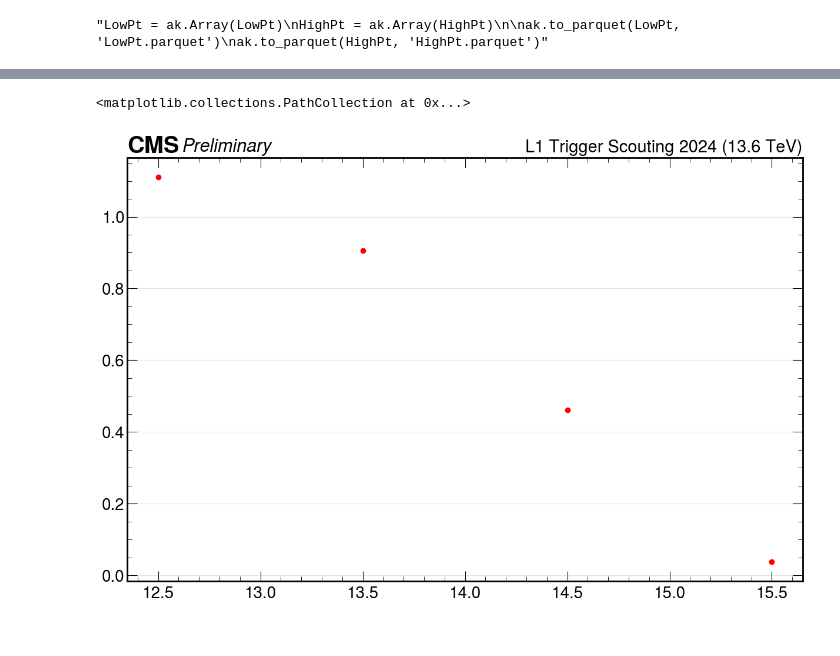
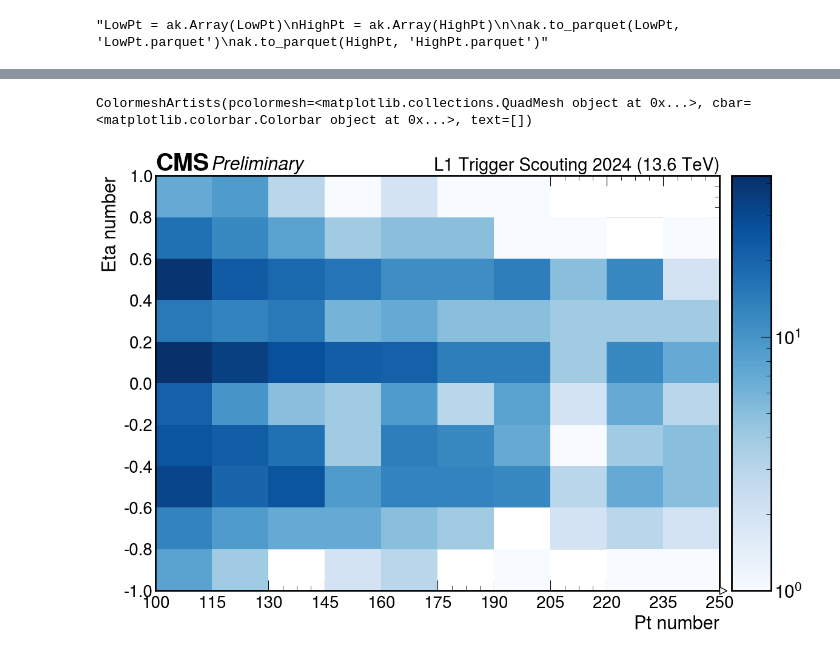
Before and after one commit to francescoreschio/Tesi-Triennale, a Jupyter notebook: Codice/DeltaRDef.ipynb, the cells around one changed output, grey strips where cells are left out. Saved outputs shown, nothing was run; the diff lists cells and outputs as text; code cells hidden in the pictures.

```diff
--- a/Codice/DeltaRDef.ipynb
+++ b/Codice/DeltaRDef.ipynb
@@ -549,10 +549,3 @@ plt.show()
 [figure]
 # %% [markdown]
 # Check Quality
-# %%
-'''BMTFQuality = ak.concatenate([bmtf_awk_LS133.bmtfHwQual, bmtf_awk_LS263.bmtfHwQual, bmtf_awk_LS264.bmtfHwQual, bmtf_awk_LS306.bmtfHwQual])
-
-for i in range(1000):
-  print(i, MuonsProperties.unmatched_Bmtf_Events[i], BMTFQuality[i], MuonsProperties.PtBMTF[i])
-
-len(BMTFQuality[0])'''
@@ -561,6 +551,0 @@ len(BMTFQuality[0])'''
-# %%
-BMTFQuality = ak.concatenate([bmtf_awk_LS133.bmtfHwQual, bmtf_awk_LS263.bmtfHwQual, bmtf_awk_LS264.bmtfHwQual, bmtf_awk_LS306.bmtfHwQual])
-QPtBMTF = MuonsProperties.PtBMTF
-Unmatched_BMTF = MuonsProperties.unmatched_Bmtf_Events
-i = 997
-print(i, MuonsProperties.unmatched_Bmtf_Events[i], BMTFQuality[i], MuonsProperties.PtBMTF[i])
@@ -667,0 +652,13 @@ ax2.scatter([12.5, 13.5, 14.5, 15.5], QualRatio, label="Ratio", color="red")
+# %%
+DupPtGMT = MuonsProperties.PtGMT
+
+EtaDup = []
+PtDup = []
+
+for i in tqdm.tqdm(range(len(DupPtGMT))):
+  if len(DupPtGMT[i]) != 0:
+    for j in range(len(DupPtGMT[i])):
+      if DupPtGMT[i, j] > 99.5:
+        EtaDup.append(GmtEta[i, j])
+        PtDup.append(DupPtGMT[i, j])
+        #print(BMTFQuality[i, j], DupPtGMT[i, j]'''
@@ -668,11 +694,23 @@ ax2.scatter([12.5, 13.5, 14.5, 15.5], QualRatio, label="Ratio", color="red")
 # %%
+PtRange = np.arange(100, 265, 15)
+EtaRange = np.arange(-1, 1.2, 0.2)
+
+hist2d = hist.Hist(
+    hist.axis.Variable(np.round(PtRange, 2), name='Pt', label='Pt number'),
+    hist.axis.Variable(np.round(EtaRange, 2), name='Eta', label='Eta number'),
+)
+
+hist2d.fill(Pt=PtDup, Eta=EtaDup)
+
 fig, ax = plt.subplots(figsize=(12, 8), constrained_layout=True)
 set_label_font(ax, FONTSIZE)
 set_tick_font(ax, FONTSIZE-2)
 draw_grid(ax, axis="y")
 draw_cms_label(ax, fontsize= FONTSIZE, rlabel="L1 Trigger Scouting 2024 (13.6 TeV)")
 
-ax.scatter([12.5, 13.5, 14.5, 15.5], QualRatio, label="Ratio", color="red")
+from matplotlib.colors import LogNorm
+
+hep.hist2dplot(hist2d, cbar=True, cmap='Blues', ax=ax, norm = LogNorm())
 # %% [output]
-<matplotlib.collections.PathCollection at 0x...>
+ColormeshArtists(pcolormesh=<matplotlib.collections.QuadMesh object at 0x...>, cbar=<matplotlib.colorbar.Colorbar object at 0x...>, text=[])
-[figure, old version]
+[figure, new version]
```
Also changed, not shown: parts of 11 cells of this notebook, 2 other files.
